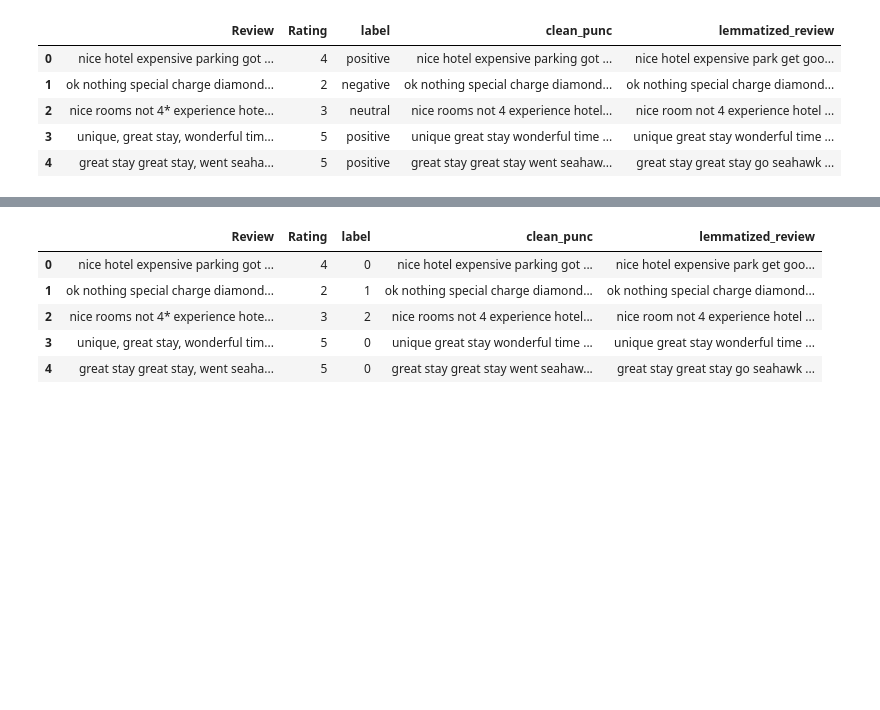
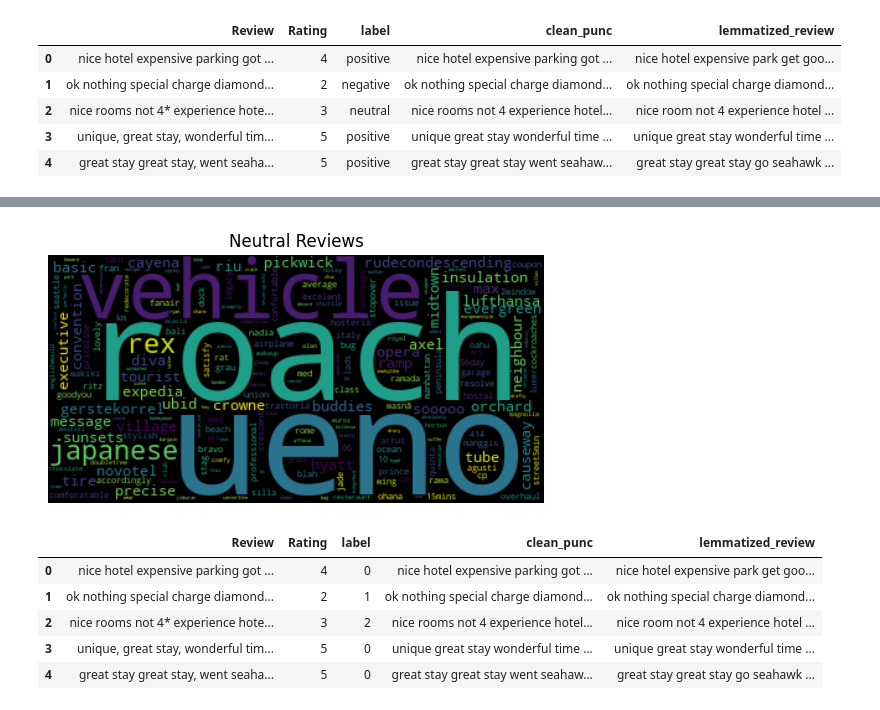
Before and after one commit to mausneg/Aspect-Based-Sentiment-Analysis-Hotel-Review, a Jupyter notebook: model.ipynb, the cells around one changed output, grey strips where cells are left out. Saved outputs shown, nothing was run; the diff lists cells and outputs as text; code cells hidden in the pictures; blank space fills up the shorter version.

```diff
--- a/model.ipynb
+++ b/model.ipynb
@@ -68,3 +56,10 @@ plt.show()
+# %%
+plt.imshow(wordcloud_neutral, interpolation='bilinear')
+plt.title('Neutral Reviews')
+plt.axis("off")
+plt.show()
+# %% [output]
+[figure, added]
 # %%
 label = ['positive', 'negative', 'neutral']
 
```
Also changed, not shown: parts of 13 cells of this notebook, 1 other file.
